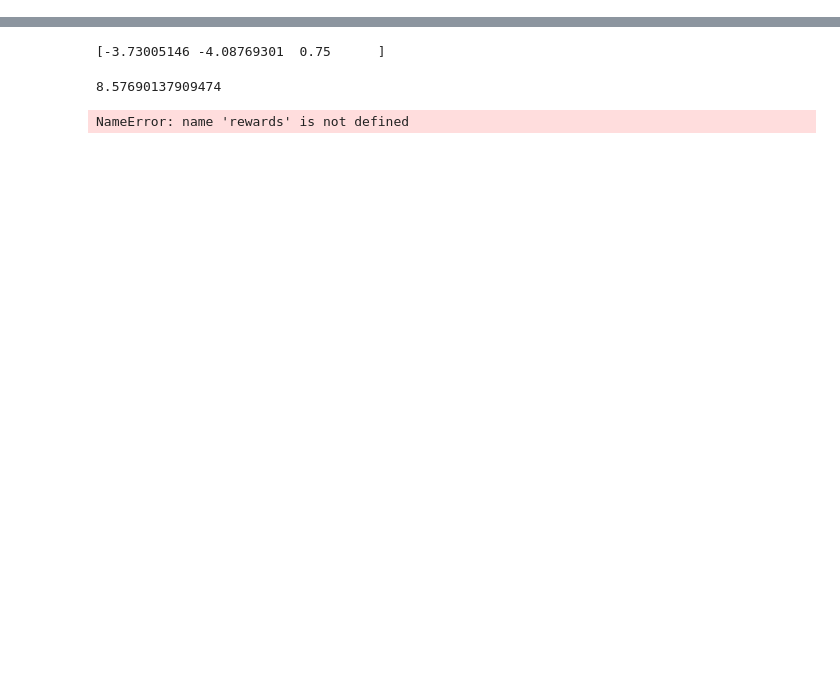
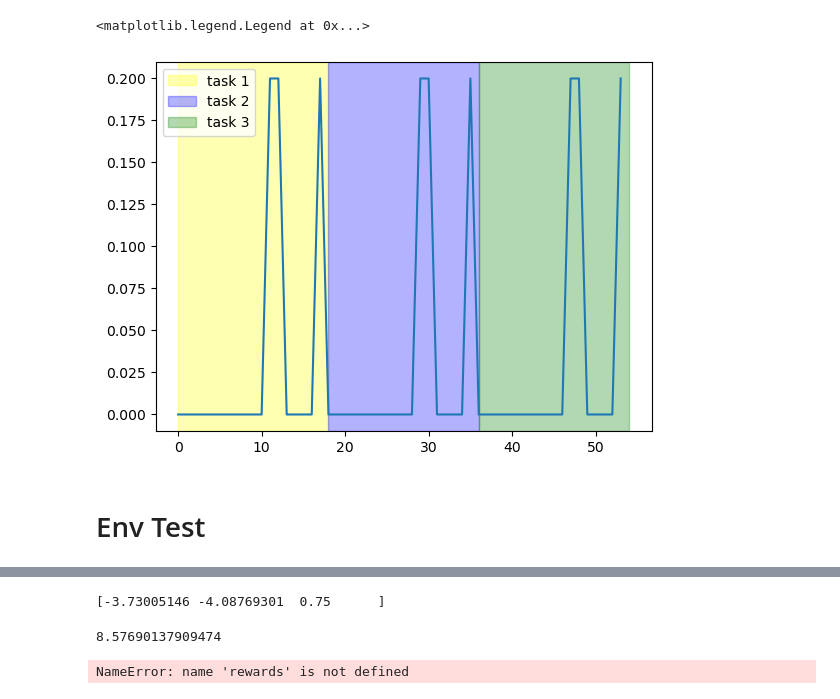
Before and after one commit to labicon/CurricuLLM, a Jupyter notebook: learning_plot.ipynb, the cells around one changed output, grey strips where cells are left out. Cells and saved outputs as stored; diff of their text form; code cells hidden in the pictures; blank space fills up the shorter version.

```diff
--- a/learning_plot.ipynb
+++ b/learning_plot.ipynb
@@ -93,0 +103,14 @@ env = make_vec_env("Curriculum/AntMaze_UMaze-v0")
+# %%
+# success_moving_avg = pd.Series(success).rolling(10).mean()
+# plt.plot(success_moving_avg)
+plt.plot(success)
+plt.axvspan(0, task_length[0], color='yellow', alpha=0.3, label='task 1')
+plt.axvspan(task_length[0], task_length[0]+task_length[1], color='blue', alpha=0.3, label='task 2')
+plt.axvspan(task_length[0]+task_length[1], task_length[0]+task_length[1]+task_length[2], color='green', alpha=0.3, label='task 3')
+# plt.axvspan(task_length[0]+task_length[1]+task_length[2], task_length[0]+task_length[1]+task_length[2]+task_length[3], color='orange', alpha=0.3, label='task 4')
+plt.legend()
+# %% [output]
+<matplotlib.legend.Legend at 0x...>
+[figure, added]
+# %% [markdown]
+# Env Test
```
Also changed, not shown: parts of 21 cells of this notebook, 20 other files.
